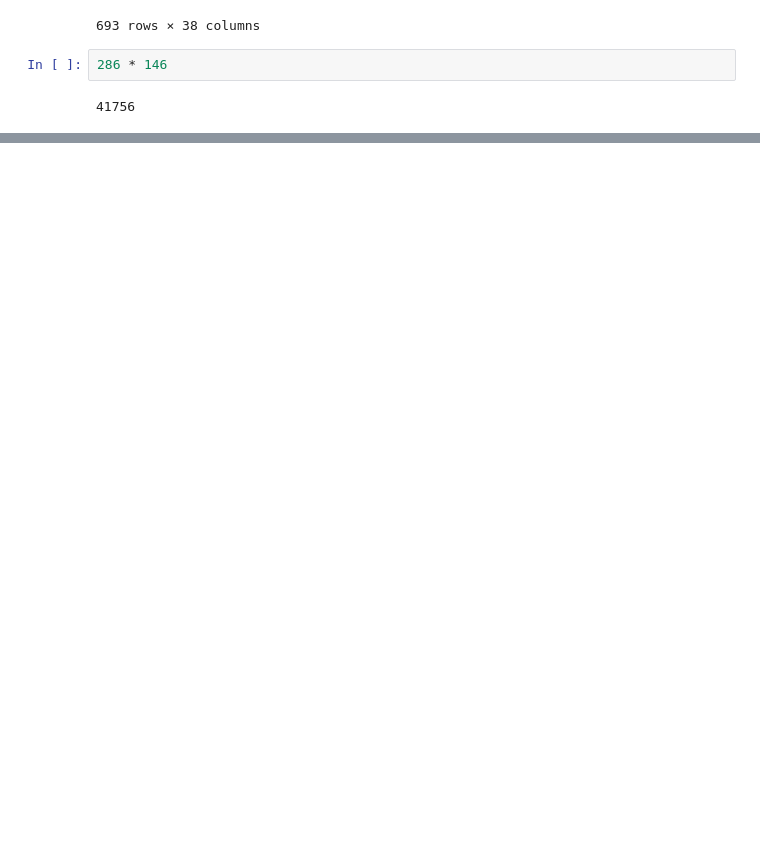
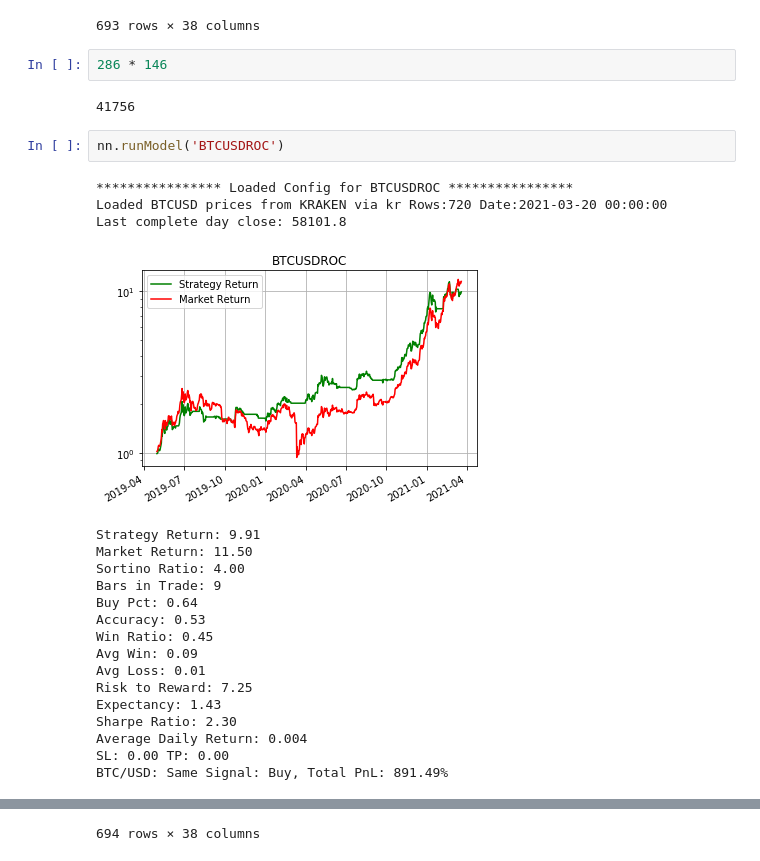
Before and after one commit to czen88/qtrader, a Jupyter notebook: Portfolio.ipynb, the cells around one changed output, grey strips where cells are left out. Saved outputs shown, nothing was run; the diff lists cells and outputs as text; blank space fills up the shorter version.

```diff
--- a/Portfolio.ipynb
+++ b/Portfolio.ipynb
@@ -575,3 +575,25 @@ ETH/BTC: Same Signal: Sell, Total PnL: 45.52%
 286 * 146
 # %% [output]
 41756
+# %%
+nn.runModel('BTCUSDROC')
+# %% [output]
+**************** Loaded Config for BTCUSDROC ****************
+Loaded BTCUSD prices from KRAKEN via kr Rows:720 Date:2021-03-20 00:00:00
+Last complete day close: 58101.8
+[figure, added]
+Strategy Return: 9.91
+Market Return: 11.50
+Sortino Ratio: 4.00
+Bars in Trade: 9
+Buy Pct: 0.64
+Accuracy: 0.53
+Win Ratio: 0.45
+Avg Win: 0.09
+Avg Loss: 0.01
+Risk to Reward: 7.25
+Expectancy: 1.43
+Sharpe Ratio: 2.30
+Average Daily Return: 0.004
+SL: 0.00 TP: 0.00
+BTC/USD: Same Signal: Buy, Total PnL: 891.49%
@@ -577,0 +618 @@ ETH/BTC: Same Signal: Sell, Total PnL: 45.52%
+694 rows × 38 columns
```
Also changed, not shown: parts of 1 cell of this notebook, 3 other files.
